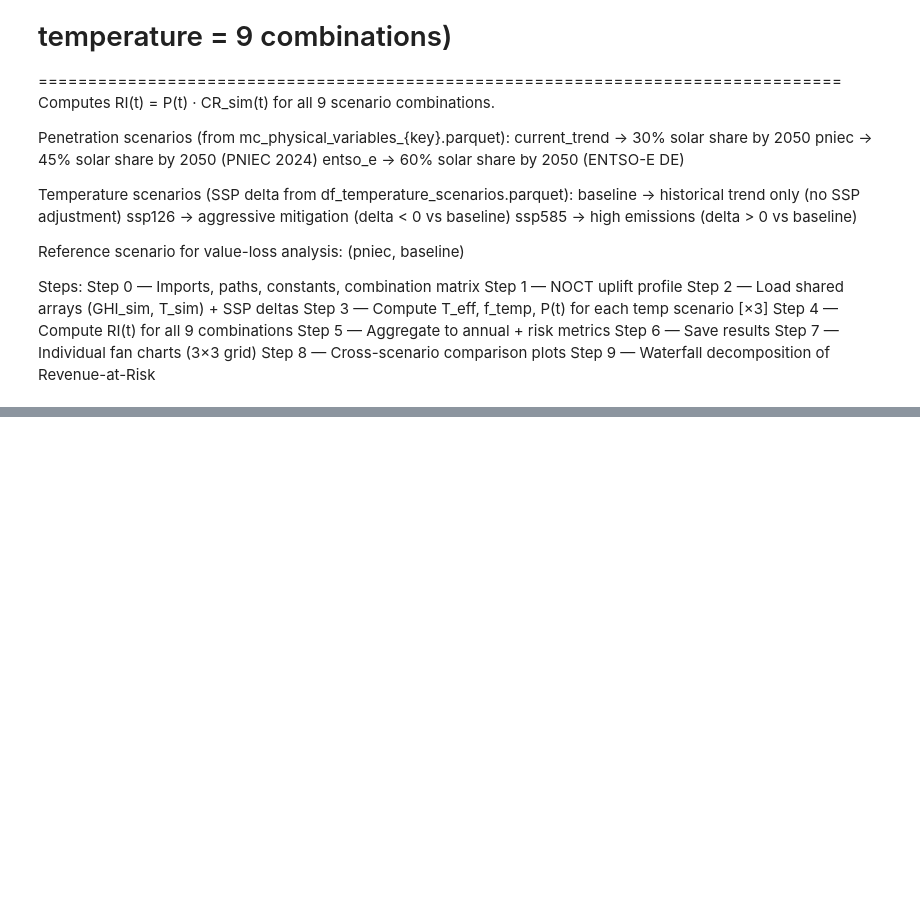
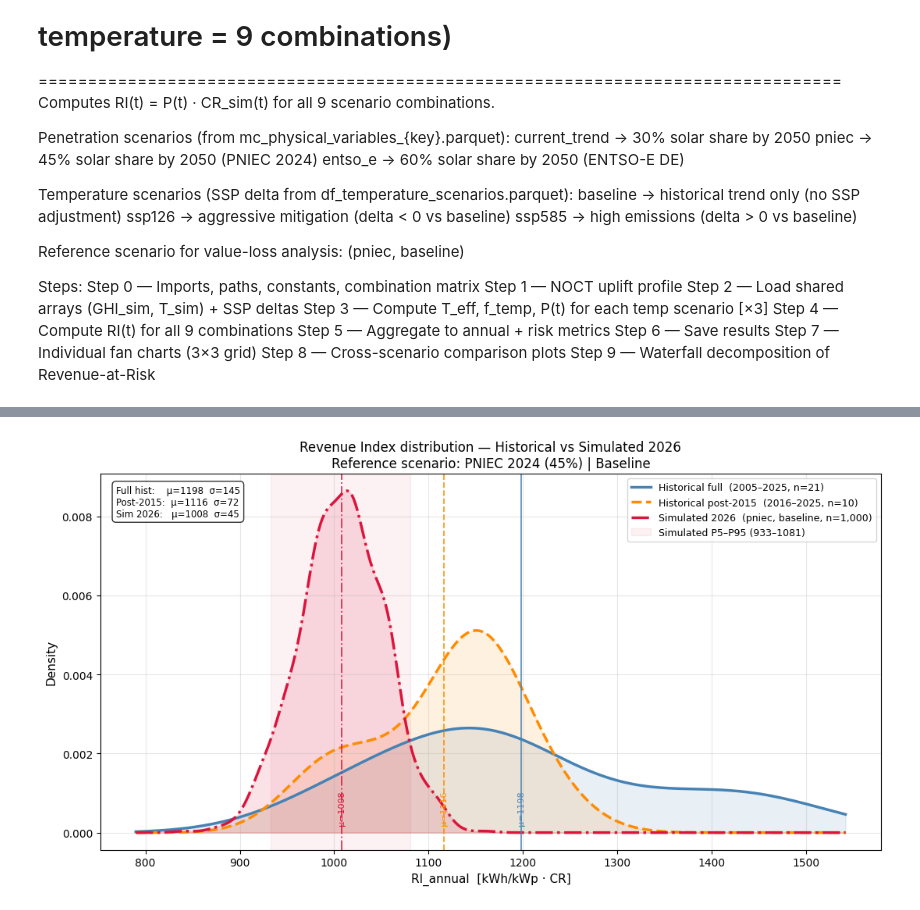
Before and after one commit to lucasmonero/Greenfin_Thesis, a Jupyter notebook: Code/Simulation/Revenue index - multi-scenario.ipynb, the cells around one changed output, grey strips where cells are left out. Cells and saved outputs as stored; diff of their text form; code cells hidden in the pictures; blank space fills up the shorter version.

```diff
--- a/Code/Simulation/Revenue index - multi-scenario.ipynb
+++ b/Code/Simulation/Revenue index - multi-scenario.ipynb
@@ -103,0 +1393,98 @@ for c in COMBINATIONS:
+# %%
+import matplotlib.pyplot as plt
+import numpy as np
+from scipy.stats import gaussian_kde, t as t_dist
+
+# ── configuration ─────────────────────────────────────────────────────────────
+POST_YEAR  = 2015   # "post-2015" structural break (change as needed)
+SIM_YEAR   = 2026
+SIM_PEN    = REF_PEN    # "pniec"
+SIM_TEMP   = REF_TEMP   # "baseline"
+
+# ── data slices ───────────────────────────────────────────────────────────────
+# load df_hist if not already in scope
+_hist_path = data_results / "ri_annual_results_hist.parquet"
+if "df_hist" not in dir() or not isinstance(df_hist, pd.DataFrame):
+    df_hist = pd.read_parquet(_hist_path)
+
+ri_full   = df_hist["RI_annual"].dropna().values
+ri_post   = df_hist.loc[df_hist["year"] > POST_YEAR, "RI_annual"].dropna().values
+ri_sim    = df_annual.loc[
+    (df_annual["pen_scenario"]  == SIM_PEN)  &
+    (df_annual["temp_scenario"] == SIM_TEMP) &
+    (df_annual["year"]          == SIM_YEAR),
+    "RI_annual"
+].values
+
+# ── KDE curves ────────────────────────────────────────────────────────────────
+x_min = min(ri_full.min(), ri_sim.min()) - 50
+x_max = max(ri_full.max(), ri_sim.max()) + 50
+x_grid = np.linspace(x_min, x_max, 500)
+
+kde_full = gaussian_kde(ri_full,  bw_method="scott")
+kde_post = gaussian_kde(ri_post,  bw_method="scott")
+kde_sim  = gaussian_kde(ri_sim,   bw_method="scott")
+
+# ── plot ──────────────────────────────────────────────────────────────────────
+fig, ax = plt.subplots(figsize=(11, 6))
+
+ax.plot(x_grid, kde_full(x_grid), color="steelblue",  lw=2.5,
+        label=f"Historical full  (2005–2025, n={len(ri_full)})")
+ax.fill_between(x_grid, kde_full(x_grid), alpha=0.12, color="steelblue")
+
+ax.plot(x_grid, kde_post(x_grid), color="darkorange", lw=2.5, ls="--",
+        label=f"Historical post-{POST_YEAR}  ({POST_YEAR+1}–2025, n={len(ri_post)})")
+ax.fill_between(x_grid, kde_post(x_grid), alpha=0.12, color="darkorange")
+
+ax.plot(x_grid, kde_sim(x_grid),  color="crimson",    lw=2.5, ls="-.",
+        label=f"Simulated {SIM_YEAR}  ({SIM_PEN}, {SIM_TEMP}, n={len(ri_sim):,})")
+ax.fill_between(x_grid, kde_sim(x_grid),  alpha=0.12, color="crimson")
+
+# mean vertical lines
+for ri, color, ls in [
+    (ri_full, "steelblue",  "-"),
+    (ri_post, "darkorange", "--"),
+    (ri_sim,  "crimson",    "-."),
+]:
+    ax.axvline(ri.mean(), color=color, lw=1.4, ls=ls, alpha=0.8)
+    ax.text(ri.mean(), ax.get_ylim()[1] * 0.02,
+            f"μ={ri.mean():.0f}", color=color, fontsize=8,
+            ha="center", va="bottom", rotation=90)
+
+# percentile markers for simulated
+p5_sim  = float(np.percentile(ri_sim, 5))
+p95_sim = float(np.percentile(ri_sim, 95))
+ax.axvspan(p5_sim, p95_sim, alpha=0.06, color="crimson",
+           label=f"Simulated P5–P95 ({p5_sim:.0f}–{p95_sim:.0f})")
+
+ax.set_xlabel("RI_annual  [kWh/kWp · CR]", fontsize=11)
+ax.set_ylabel("Density", fontsize=11)
+ax.set_title(
+    f"Revenue Index distribution — Historical vs Simulated {SIM_YEAR}\n"
+    f"Reference scenario: {PEN_LABELS[SIM_PEN]} | {TEMP_LABELS[SIM_TEMP]}",
+    fontsize=12
+)
+ax.legend(fontsize=9)
+ax.grid(alpha=0.3)
+
+# stats box
+_stats = (
+    f"Full hist:    μ={ri_full.mean():.0f}  σ={ri_full.std():.0f}\n"
+    f"Post-{POST_YEAR}:  μ={ri_post.mean():.0f}  σ={ri_post.std():.0f}\n"
+    f"Sim {SIM_YEAR}:   μ={ri_sim.mean():.0f}  σ={ri_sim.std():.0f}"
+)
+ax.text(0.02, 0.97, _stats, transform=ax.transAxes,
+        fontsize=8.5, va="top", ha="left",
+        bbox=dict(boxstyle="round,pad=0.4", fc="white", alpha=0.8))
+
+plt.tight_layout()
+plt.show()
+
+print(f"\n  Full hist   : μ={ri_full.mean():.1f}  σ={ri_full.std():.1f}  "
+      f"range=[{ri_full.min():.0f}, {ri_full.max():.0f}]")
+print(f"  Post-{POST_YEAR}   : μ={ri_post.mean():.1f}  σ={ri_post.std():.1f}  "
+      f"range=[{ri_post.min():.0f}, {ri_post.max():.0f}]")
+print(f"  Sim {SIM_YEAR}    : μ={ri_sim.mean():.1f}  σ={ri_sim.std():.1f}  "
+      f"P5={p5_sim:.1f}  P95={p95_sim:.1f}")
+# %% [output]
+[figure, added]
```
Also changed, not shown: parts of 27 cells of this notebook, 17 other files.
